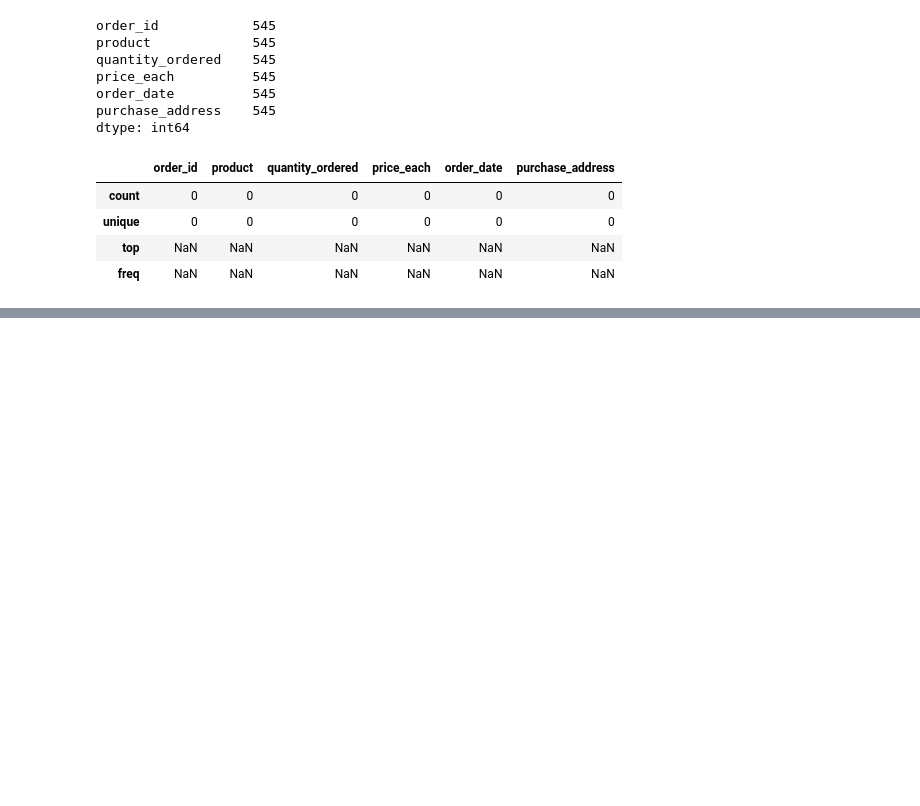
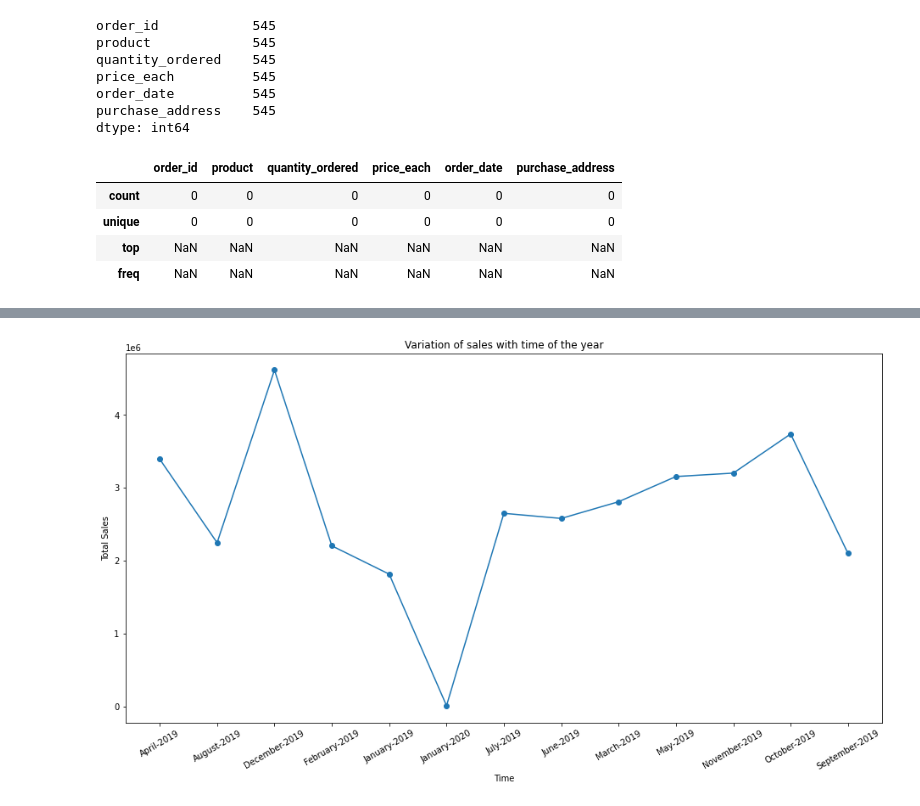
Before and after one commit to subhasish121995/Sales_Analysis, a Jupyter notebook: main_file_v1.0.ipynb, the cells around one changed output, grey strips where cells are left out. Drawn from its saved outputs; the diff is of its cells as text; code cells hidden in the pictures; blank space fills up the shorter version.

```diff
--- a/main_file_v1.0.ipynb
+++ b/main_file_v1.0.ipynb
@@ -114,0 +182,12 @@ memory usage: 8.5+ MB
+# %%
+#change of sales with time
+total_sales = df.groupby('month_year')['total_sales'].sum()
+figure = plt.figure(figsize= (16,8))
+plt.plot(total_sales, marker = "o")
+plt.title("Variation of sales with time of the year")
+plt.xticks(rotation = 30)
+plt.xlabel('Time')
+plt.ylabel('Total Sales')
+plt.show()
+# %% [output]
+[figure, added]
```
Also changed, not shown: parts of 17 cells of this notebook, 1 other file.
